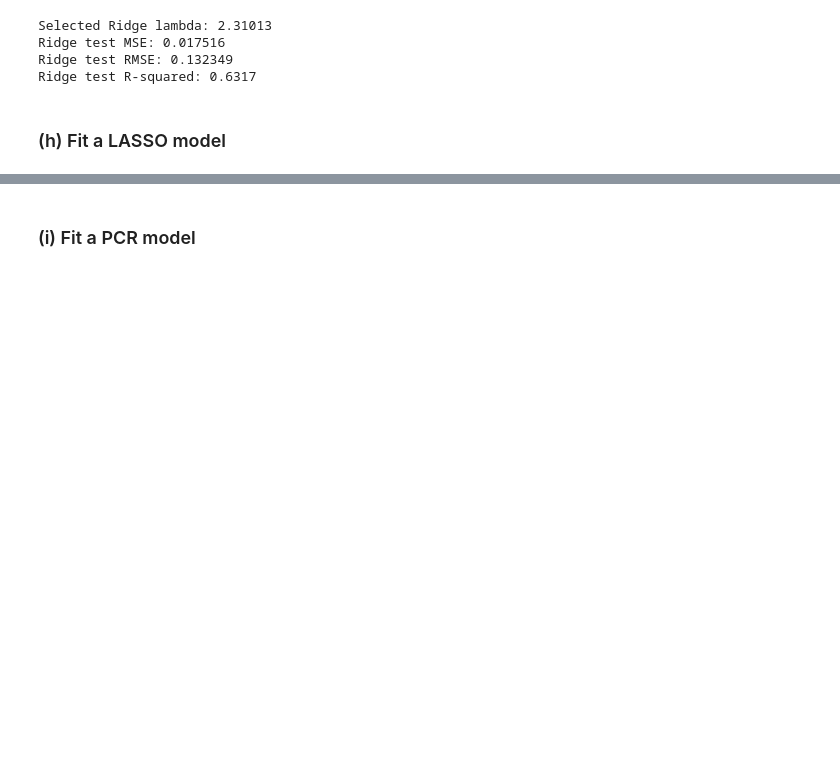
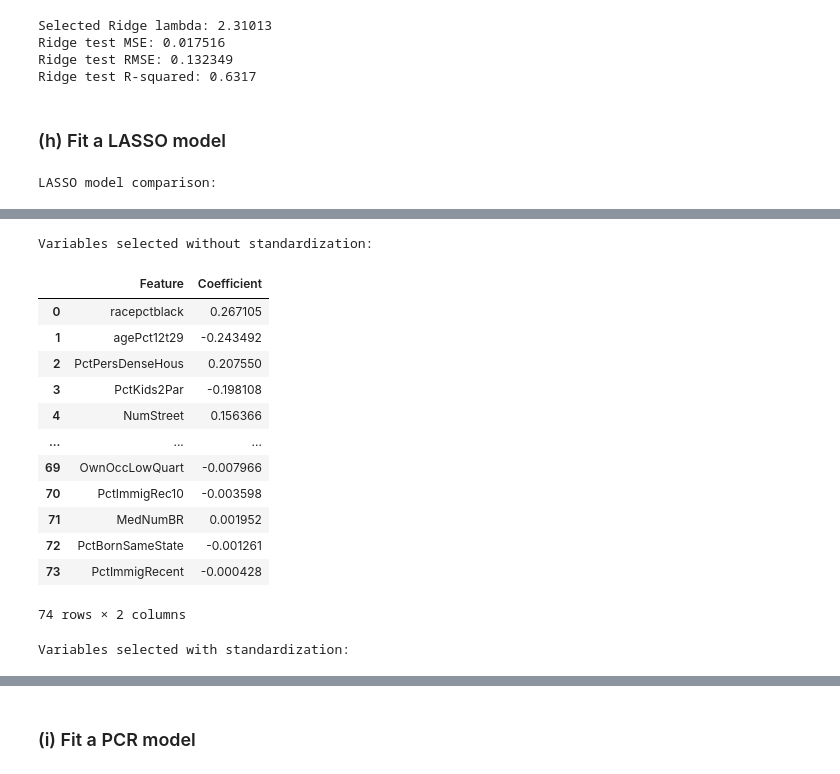
Before and after one commit to manvsatish/dsci-552-hw-5, a Jupyter notebook: notebook/Satish_Manvika_HW5.ipynb, the cells around one changed output, grey strips where cells are left out. Drawn from its saved outputs; the diff is of its cells as text; code cells hidden in the pictures; blank space fills up the shorter version.

```diff
--- a/notebook/Satish_Manvika_HW5.ipynb
+++ b/notebook/Satish_Manvika_HW5.ipynb
@@ -639,3 +639,68 @@ Ridge test RMSE: 0.132349
 Ridge test R-squared: 0.6317
 # %% [markdown]
 ### (h) Fit a LASSO model
+# %%
+#range of possible lasso reg strengths
+lasso_alphas = np.logspace(-5, 0, 200)
+
+# fit lasso cv using the imputed but unstandardized features
+lasso_unstandardized_model = LassoCV(alphas=lasso_alphas, cv=5, random_state=RANDOM_STATE, max_iter=100000, n_jobs=-1)
+lasso_unstandardized_model.fit(X_communities_train, y_communities_train)
+lasso_unstandardized_predictions = (lasso_unstandardized_model.predict(X_communities_test))
+lasso_unstandardized_mse = mean_squared_error(y_communities_test, lasso_unstandardized_predictions)
+lasso_unstandardized_rmse = np.sqrt(lasso_unstandardized_mse)
+lasso_unstandardized_r_squared = (lasso_unstandardized_model.score(X_communities_test, y_communities_test))
+
+unstandardized_selected_mask = (lasso_unstandardized_model.coef_ != 0) # vars chosen by unstandardized lasso
+unstandardized_selected_variables = pd.DataFrame(
+    {
+        "Feature": np.array(community_feature_names)[unstandardized_selected_mask],
+        "Coefficient": lasso_unstandardized_model.coef_[unstandardized_selected_mask]
+    }
+).sort_values("Coefficient", key=abs, ascending=False)
+
+#standardize using train set stats only
+lasso_scaler = StandardScaler()
+
+X_communities_train_standardized = (lasso_scaler.fit_transform(X_communities_train))
+X_communities_test_standardized = (lasso_scaler.transform(X_communities_test))
+
+# fit lasso cv using the standardized features
+lasso_standardized_model = LassoCV(alphas=lasso_alphas, cv=5, random_state=RANDOM_STATE, max_iter=100000, n_jobs=-1)
+lasso_standardized_model.fit(X_communities_train_standardized, y_communities_train)
+lasso_standardized_predictions = (lasso_standardized_model.predict(X_communities_test_standardized))
+lasso_standardized_mse = mean_squared_error(y_communities_test, lasso_standardized_predictions)
+lasso_standardized_rmse = np.sqrt(lasso_standardized_mse)
+lasso_standardized_r_squared = (lasso_standardized_model.score(X_communities_test_standardized, y_communities_test))
+
+standardized_selected_mask = (lasso_standardized_model.coef_ != 0) #id variables chosen by standardized lasso
+
+standardized_selected_variables = pd.DataFrame(
+    {
+        "Feature": np.array(community_feature_names)[standardized_selected_mask],
+        "Coefficient": lasso_standardized_model.coef_[standardized_selected_mask]
+    }
+).sort_values("Coefficient", key=abs, ascending=False)
+
+# compare lasso modesl
+lasso_comparison = pd.DataFrame(
+    {
+        "Model": ["LASSO without standardization", "LASSO with standardization"],
+        "Selected Lambda": [lasso_unstandardized_model.alpha_, lasso_standardized_model.alpha_],
+        "Test MSE": [lasso_unstandardized_mse, lasso_standardized_mse],
+        "Test RMSE": [lasso_unstandardized_rmse, lasso_standardized_rmse],
+        "Test R-squared": [lasso_unstandardized_r_squared, lasso_standardized_r_squared],
+        "Selected Variables": [len(unstandardized_selected_variables), len(standardized_selected_variables)]
+    }
+)
+
+print("LASSO model comparison:")
+display(lasso_comparison.round(6))
+
+print("Variables selected without standardization:")
+display(unstandardized_selected_variables.reset_index(drop=True).round(6))
+
+print("Variables selected with standardization:")
+display(standardized_selected_variables.reset_index(drop=True).round(6))
+# %% [output]
+LASSO model comparison:
@@ -641,0 +710,15 @@ Ridge test R-squared: 0.6317
+Variables selected without standardization:
+|  | Feature | Coefficient |
+| 0 | racepctblack | 0.267105 |
+| 1 | agePct12t29 | -0.243492 |
+| 2 | PctPersDenseHous | 0.207550 |
+| 3 | PctKids2Par | -0.198108 |
+| 4 | NumStreet | 0.156366 |
+| ... | ... | ... |
+| 69 | OwnOccLowQuart | -0.007966 |
+| 70 | PctImmigRec10 | -0.003598 |
+| 71 | MedNumBR | 0.001952 |
+| 72 | PctBornSameState | -0.001261 |
+| 73 | PctImmigRecent | -0.000428 |
+74 rows × 2 columns
+Variables selected with standardization:
```
Also changed, not shown: parts of 2 cells of this notebook.
